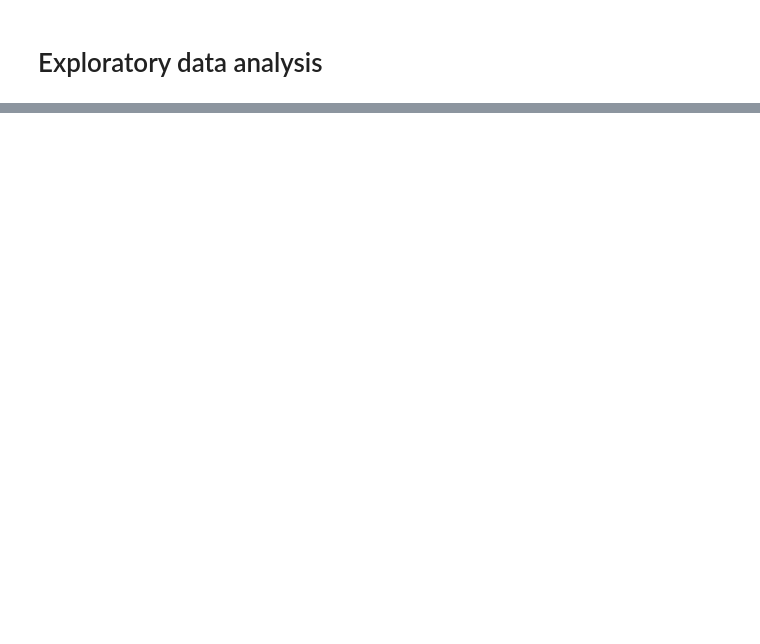
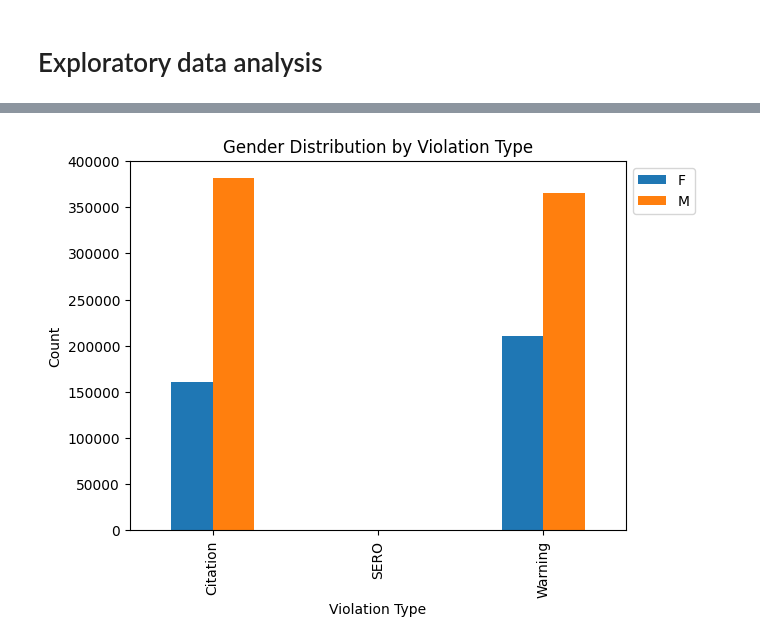
Before and after one commit to Yilalu/CMSC320project, a Jupyter notebook: CMCS320_Final_Project.ipynb, the cells around one changed output, grey strips where cells are left out. Drawn from its saved outputs; the diff is of its cells as text; code cells hidden in the pictures; blank space fills up the shorter version.

```diff
--- a/CMCS320_Final_Project.ipynb
+++ b/CMCS320_Final_Project.ipynb
@@ -232,0 +303,30 @@ traffic_violations_df
+# %%
+traffic_violations_df['Year'] = traffic_violations_df['Date Of Stop'].dt.year
+traffic_violations_df['Hour'] = traffic_violations_df['Time Of Stop'].dt.hour
+
+
+# Summary statistics for violation types by year
+violation_by_year = traffic_violations_df.groupby('Year')['Violation Type'].value_counts().unstack(fill_value=0)
+print("Summary statistics for violation types by year:")
+display(violation_by_year)
+
+# Plot violation types by year
+violation_by_year.plot(kind='bar', stacked=True, figsize=(12, 8))
+plt.title('Violation Types by Year')
+plt.xlabel('Year')
+plt.ylabel('Count')
+plt.legend(title='Violation Type')
+plt.show()
+
+# Summary statistics for violation types by hour
+violation_by_hour = traffic_violations_df.groupby('Hour')['Violation Type'].value_counts().unstack(fill_value=0)
+print("Summary statistics for violation types by hour:")
+display(violation_by_hour)
+
+# Plot violation types by hour
+violation_by_hour.plot(kind='bar', stacked=True, figsize=(12, 8))
+plt.title('Violation Types by Hour')
+plt.xlabel('Hour of Day')
+plt.ylabel('Count')
+plt.legend(title='Violation Type')
+plt.show()
@@ -232,0 +435,10 @@ traffic_violations_df
+# %%
+violationtype_by_gender = pd.crosstab(traffic_violations_df['Violation Type'], traffic_violations_df['Gender'])
+violationtype_by_gender.plot(kind='bar')
+plt.legend(loc='upper left', bbox_to_anchor=(1, 1))
+plt.title('Gender Distribution by Violation Type')
+plt.xlabel('Violation Type')
+plt.ylabel('Count')
+plt.show()
+# %% [output]
+[figure, added]
```
Also changed, not shown: parts of 10 cells of this notebook.
